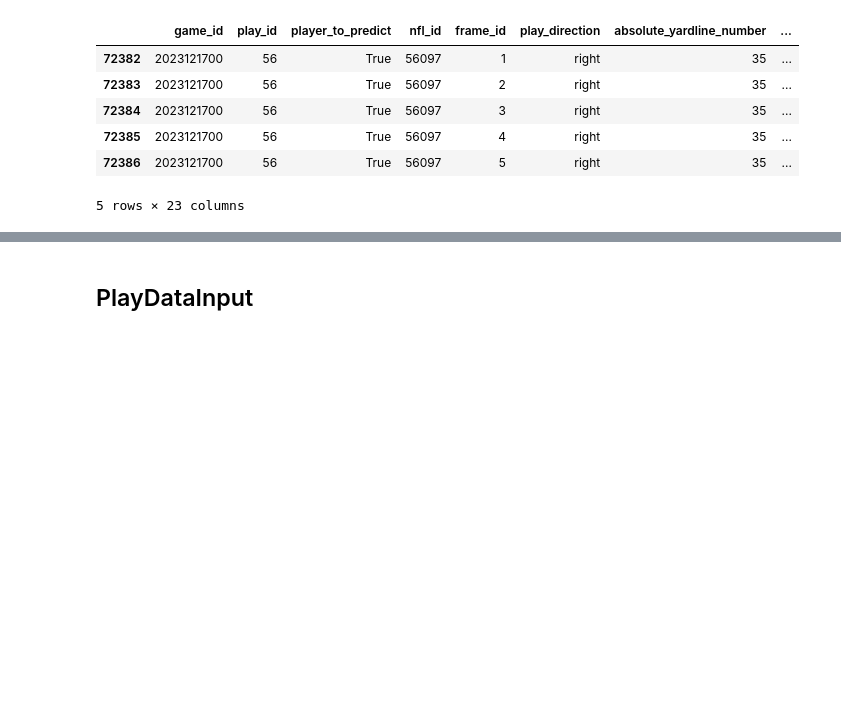
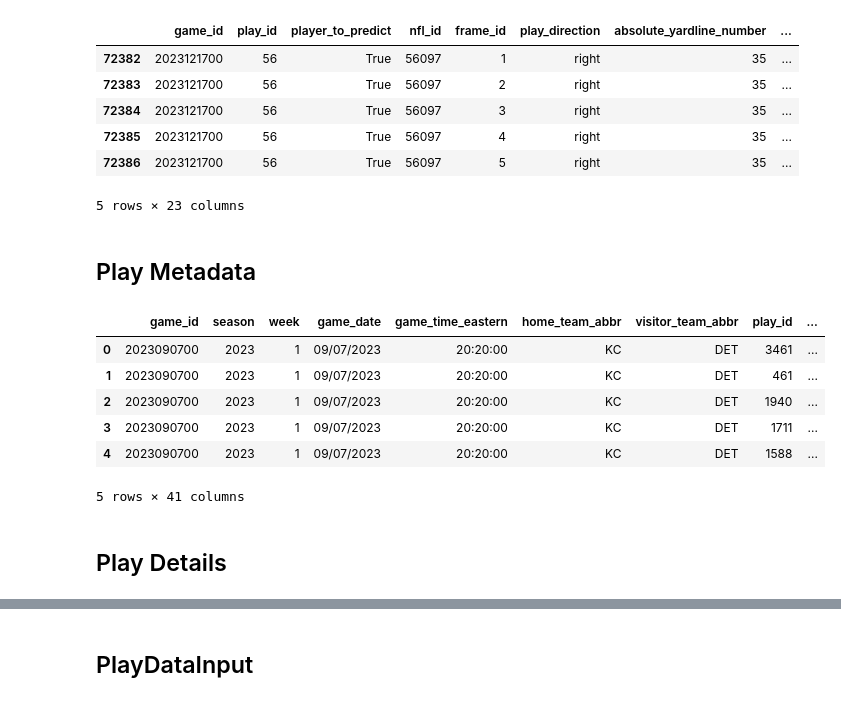
Before and after one commit to rjf2022/nfl-big-data-bowl, a Jupyter notebook: Visuals.ipynb, the cells around one changed output, grey strips where cells are left out. Drawn from its saved outputs; the diff is of its cells as text; code cells hidden in the pictures; blank space fills up the shorter version.

```diff
--- a/Visuals.ipynb
+++ b/Visuals.ipynb
@@ -747,3 +743,20 @@ df_plays.head()
 | 72385 | 2023121700 | 56 | True | 56097 | 4 | right | 35 | ... |
 | 72386 | 2023121700 | 56 | True | 56097 | 5 | right | 35 | ... |
 5 rows × 23 columns
+# %% [markdown]
+## Play Metadata
+# %%
+# read in the play metadata
+df_meta = pd.read_csv(f"{folder_path}/supplementary_data.csv")
+
+df_meta.head()
+# %% [output]
+|  | game_id | season | week | game_date | game_time_eastern | home_team_abbr | visitor_team_abbr | play_id | ... |
+| 0 | 2023090700 | 2023 | 1 | 09/07/2023 | 20:20:00 | KC | DET | 3461 | ... |
+| 1 | 2023090700 | 2023 | 1 | 09/07/2023 | 20:20:00 | KC | DET | 461 | ... |
+| 2 | 2023090700 | 2023 | 1 | 09/07/2023 | 20:20:00 | KC | DET | 1940 | ... |
+| 3 | 2023090700 | 2023 | 1 | 09/07/2023 | 20:20:00 | KC | DET | 1711 | ... |
+| 4 | 2023090700 | 2023 | 1 | 09/07/2023 | 20:20:00 | KC | DET | 1588 | ... |
+5 rows × 41 columns
+# %% [markdown]
+## Play Details
```
Also changed, not shown: parts of 8 cells of this notebook, 2 other files.
